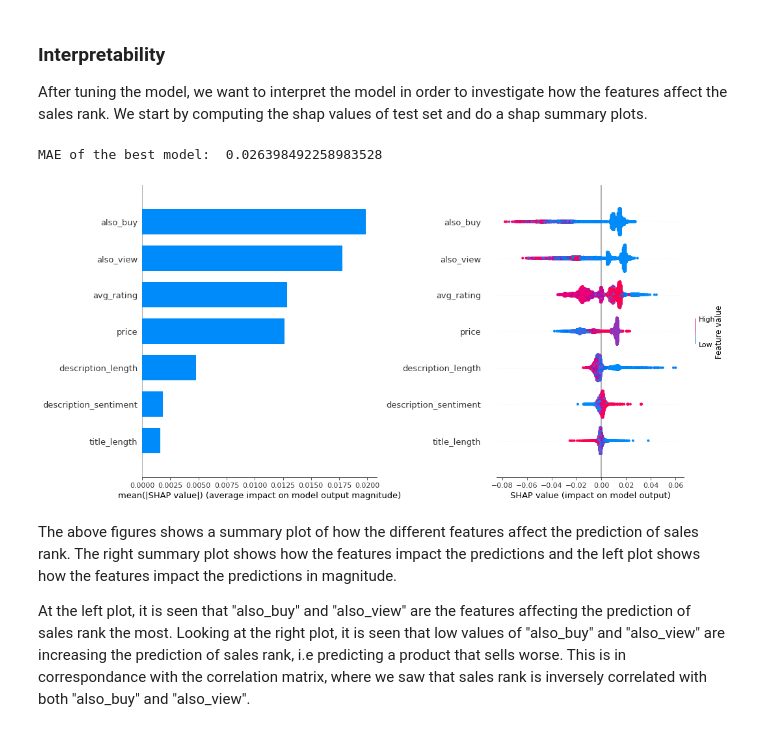
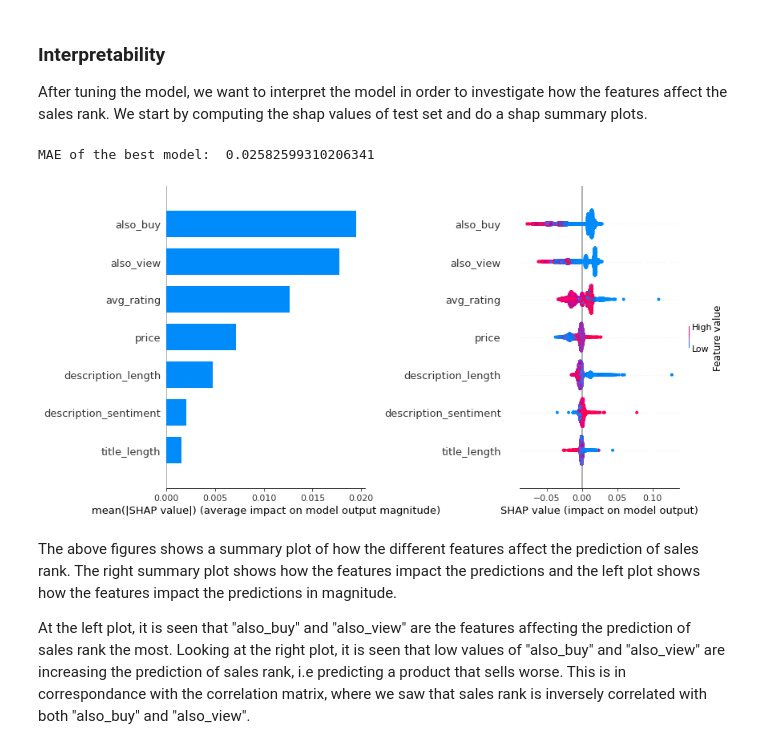
Before and after one commit to FKjaeren/Advanced_BA_project, a Jupyter notebook: Technical_report.ipynb, the cells around one changed output. Drawn from its saved outputs; the diff is of its cells as text; code cells hidden in the pictures.

Commit message:
More to sales analysis

```diff
--- a/Technical_report.ipynb
+++ b/Technical_report.ipynb
@@ -1110,41 +1123,41 @@ After tuning the model, we want to interpret the model in order to investigate h
 # load model and data used for modeling
 category = 'Candy & Chocolate' # get category
 today = date.today()
-model = pd.read_pickle('models/'+category+'/best_performing_model_sales_'+str(today)+'.sav') # load best model
+model = pd.read_pickle('models/'+category+'/best_performing_model_sales_2022-05-07.sav') # load best model
 
 # get features and response
 df_train = pd.read_csv('data/' + category + '/df_train_sales.csv')
 df_test = pd.read_csv('data/' + category + '/df_test_sales.csv')
-X_train = df_train.drop(columns=['description','title','num_ratings'])
-X_test = df_test.drop(columns=['description','title','num_ratings'])
+X_train = df_train.drop(columns=['item','description','title','num_ratings'])
+X_test = df_test.drop(columns=['item','description','title','num_ratings'])
 X_train = df_train
 X_train = X_train.dropna()
 X_test = X_test.dropna()
 y_train = X_train['rank']
 X_train = X_train.drop(columns='rank')
 y_test = X_test['rank']
 X_test = X_test.drop(columns='rank')
 
 # MAE
 preds = model.predict(X_test)
 print('MAE of the best model: ', mean_absolute_error(y_test, preds))
 
 # Get shap values
 explainer = shap.TreeExplainer(model)
 shap_values = explainer.shap_values(X_test)
 shap_values_pandas = pd.DataFrame(shap_values)
 
 # shap summary plots
-plt.figure(figsize=(15,7))
+plt.figure(figsize=(12,6))
 plt.subplot(1,2,1)
 shap.summary_plot(shap_values, X_test, plot_type='bar', show=False, plot_size=None)
 plt.subplot(1,2,2)
 shap.summary_plot(shap_values, X_test, show=False, plot_size=None)
 plt.tight_layout()
 plt.show()
 # %% [output]
-MAE of the best model:  0.026398492258983528
+MAE of the best model:  0.02582599310206341
-[figure, old version]
+[figure, new version]
 # %% [markdown]
 The above figures shows a summary plot of how the different features affect the prediction of sales rank. The right summary plot shows how the features impact the predictions and the left plot shows how the features impact the predictions in magnitude.
 
```
Also changed, not shown: parts of 13 cells of this notebook.
